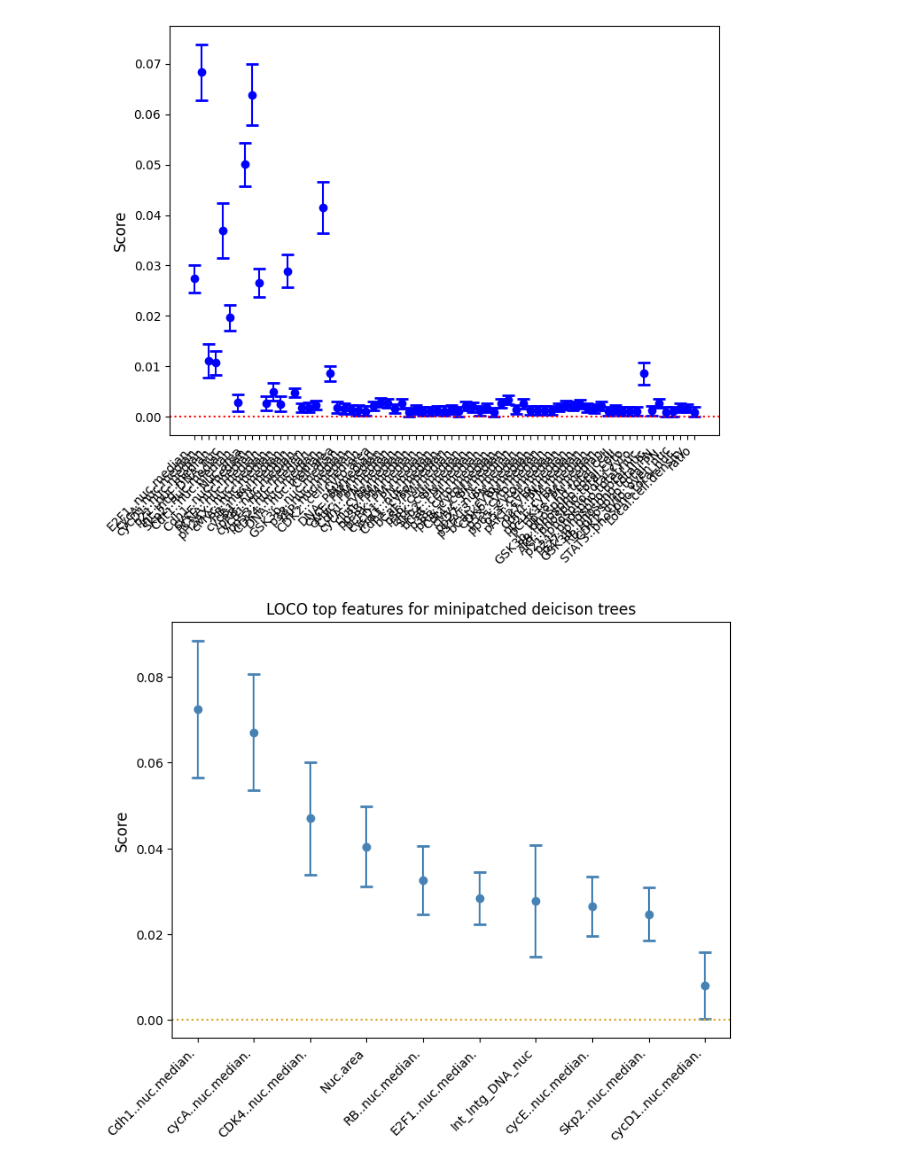
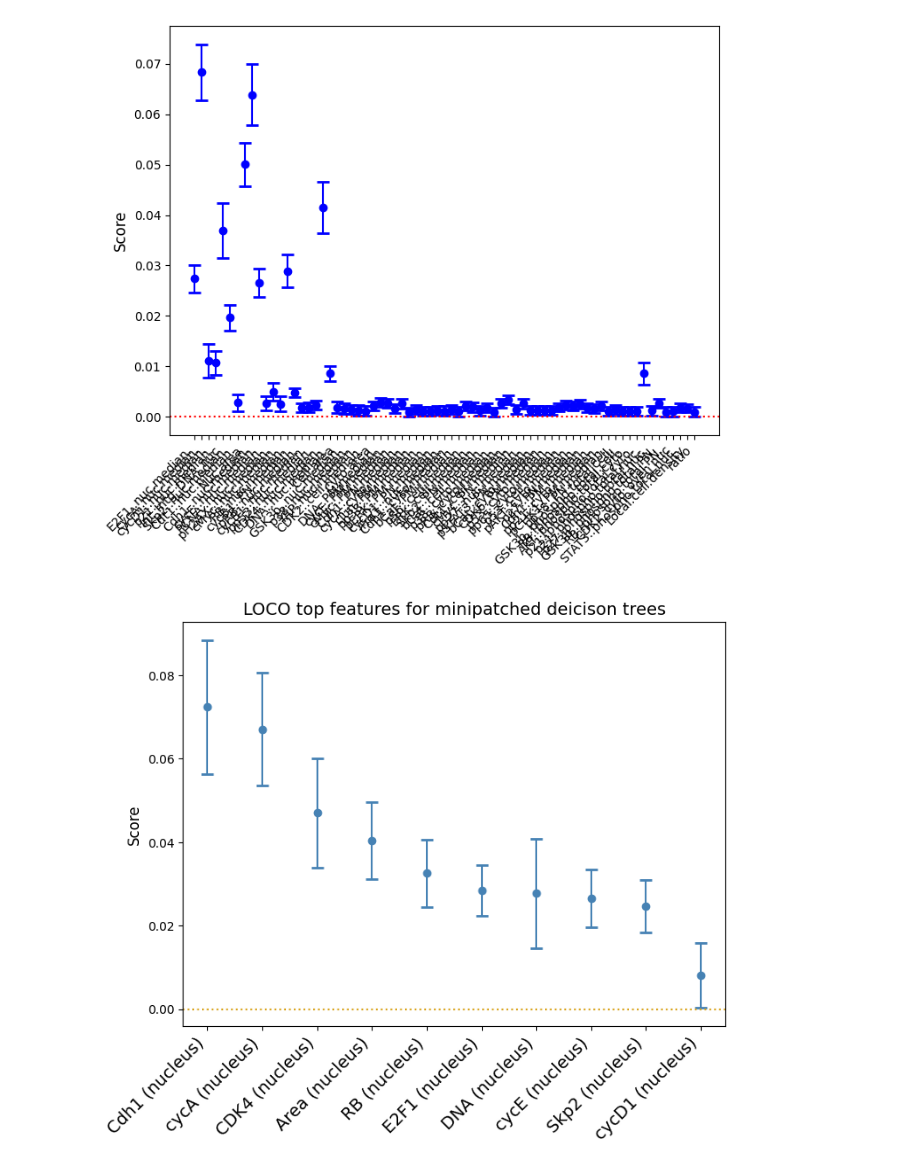
Before and after one commit to mariahgloehr/IICD, a Jupyter notebook: LOCO/RF/LOCO_rf_regression.ipynb, the cells around one changed output. Drawn from its saved outputs; the diff is of its cells as text; code cells hidden in the pictures.

```diff
--- a/LOCO/RF/LOCO_rf_regression.ipynb
+++ b/LOCO/RF/LOCO_rf_regression.ipynb
@@ -105,21 +105,37 @@ plt.show()
 [figure]
 # %%
 ci_df.to_csv('/Users/mariahloehr/IICD/IICD/LOCO/rf_loco_importances.csv', index=False)
+# %%
+ci_df = pd.read_csv("/Users/mariahloehr/IICD/IICD/LOCO/RF/rf_loco_importances.csv")
+import re
+
+def rename_feature(name):
+    match = re.match(r"(\w+)\.\.(nuc|cyto)\.\w+\.", name)
+    if match:
+        protein, location = match.groups()
+        location_full = 'nucleus' if location == 'nuc' else 'cytoplasm'
+        return f"{protein} ({location_full})"
+    return name  # leave unchanged if it doesn't match the pattern
+
+# Apply renaming
+renamed_features = [rename_feature(col) for col in ci_df["feature_name"]]
 # %%
-ci_df = pd.read_csv("/Users/mariahloehr/IICD/IICD/LOCO/RF/rf_loco_importances.csv")
+ci_df["feature_name"] = renamed_features
 fig_df = ci_df.nlargest(10, "score")
+fig_df.replace('Nuc.area', 'Area (nucleus)', inplace=True)
+fig_df.replace('Int_Intg_DNA_nuc', 'DNA (nucleus)', inplace=True)
 # %%
 # Plot
 plt.figure(figsize=(8, 6))
 plt.errorbar(
     fig_df["feature_name"], fig_df["score"],
     yerr=[fig_df["score"] - fig_df["lower_bound"], fig_df["upper_bound"] - fig_df["score"]],
     fmt="o", capsize=5, capthick=2, markersize=6, color="steelblue"
 )
 plt.axhline(y=0, color='goldenrod', linestyle='dotted')
-plt.title("LOCO top features for minipatched deicison trees")
+plt.title("LOCO top features for minipatched deicison trees", fontsize = 14)
 plt.ylabel("Score", fontsize=12)
-plt.xticks(rotation=45, fontsize=10, ha = 'right')
+plt.xticks(rotation=45, fontsize=14, ha = 'right')
 plt.show()
 # %% [output]
-[figure, old version]
+[figure, new version]
```
Also changed, not shown: 5 other files.
